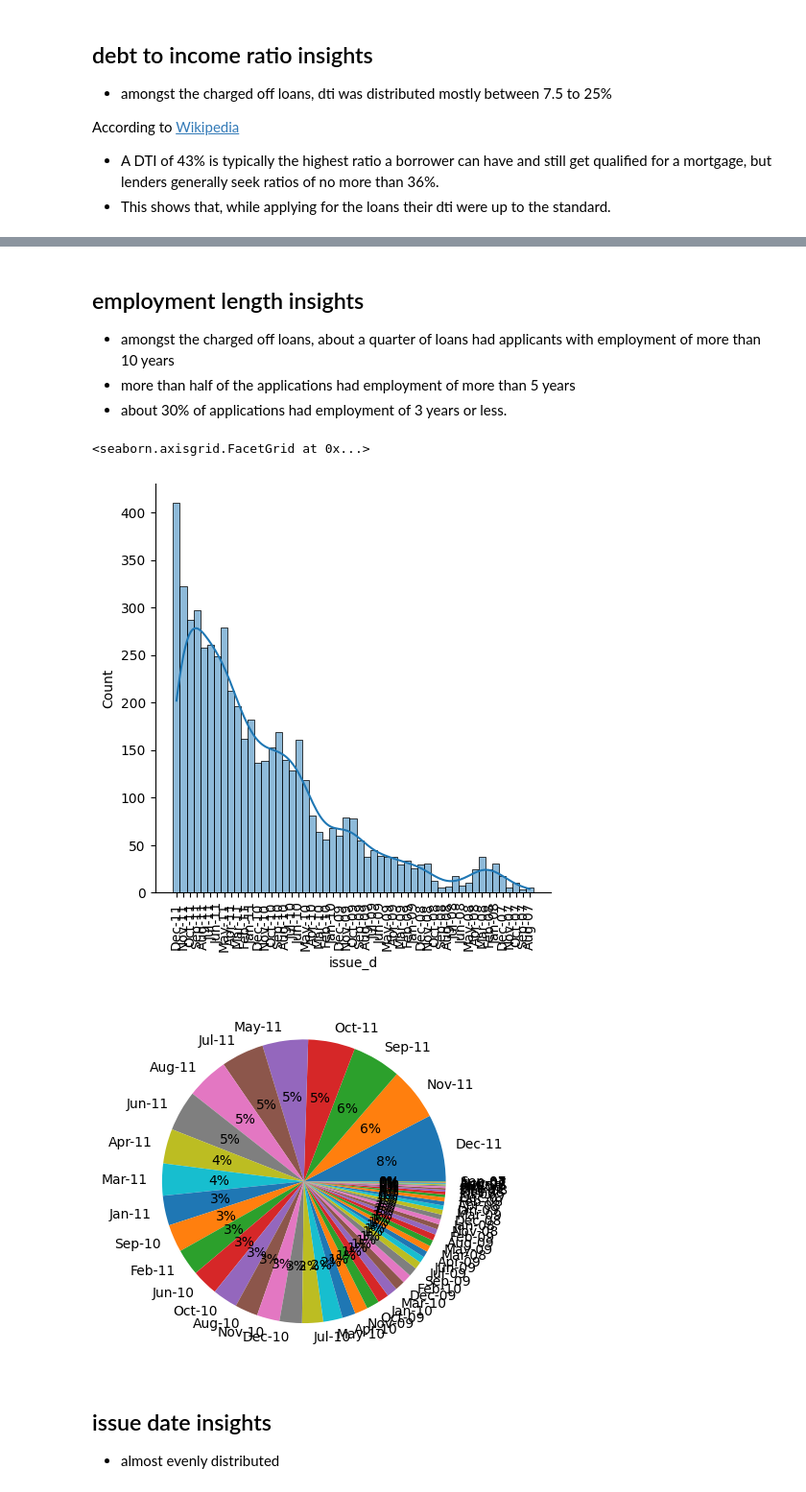
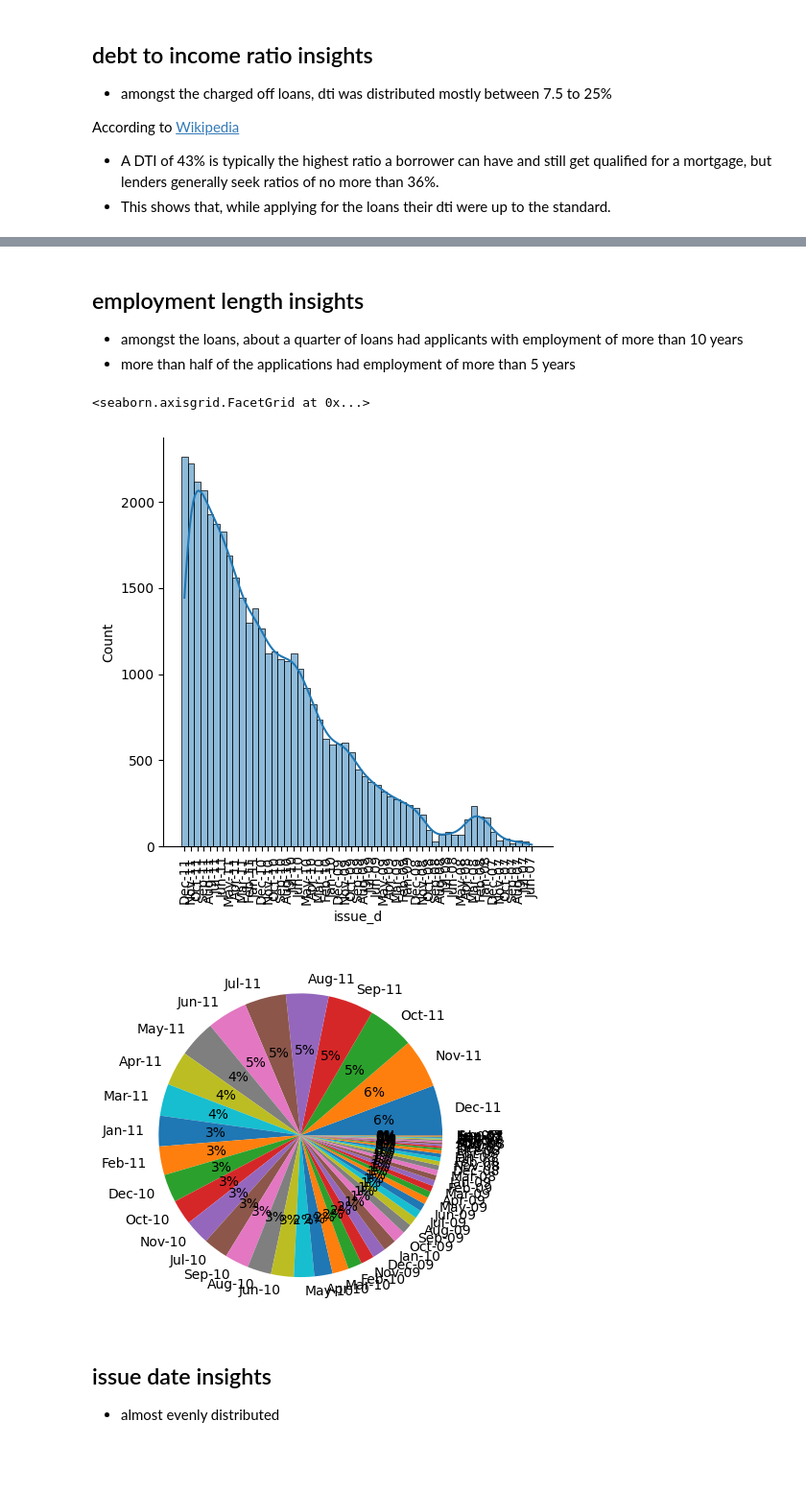
Before and after one commit to udaykirankavaturu/lending-club-case-study, a Jupyter notebook: uday_kiran_kavaturu.ipynb, the cells around one changed output, grey strips where cells are left out. Shown at 96% size. Cells and saved outputs as stored; diff of their text form; code cells hidden in the pictures; blank space fills up the shorter version.

```diff
--- a/uday_kiran_kavaturu.ipynb
+++ b/uday_kiran_kavaturu.ipynb
@@ -560,19 +551,18 @@ plt.pie(emp_length,labels=emp_length.index,autopct="%.0f%%");
 # %% [markdown]
 ## employment length insights
-- amongst the charged off loans, about a quarter of loans had applicants with employment of more than 10 years
+- amongst the loans, about a quarter of loans had applicants with employment of more than 10 years
 - more than half of the applications had employment of more than 5 years
-- about 30% of applications had employment of 3 years or less.
 # %%
 # issue date
-sns.displot(data=charged_off_loans_df, x="issue_d", kde=True).set_xticklabels(rotation=90)
+sns.displot(data=df, x="issue_d", kde=True).set_xticklabels(rotation=90)
 # %% [output]
 <seaborn.axisgrid.FacetGrid at 0x...>
-[figure, old version]
+[figure, new version]
 # %%
-issue_d = charged_off_loans_df['issue_d'].value_counts()
+issue_d = df['issue_d'].value_counts()
 plt.pie(issue_d,labels=issue_d.index,autopct="%.0f%%");
 # %% [output]
-[figure, old version]
+[figure, new version]
 # %% [markdown]
 ## issue date insights
 - almost evenly distributed
```
Also changed, not shown: parts of 58 cells of this notebook.
